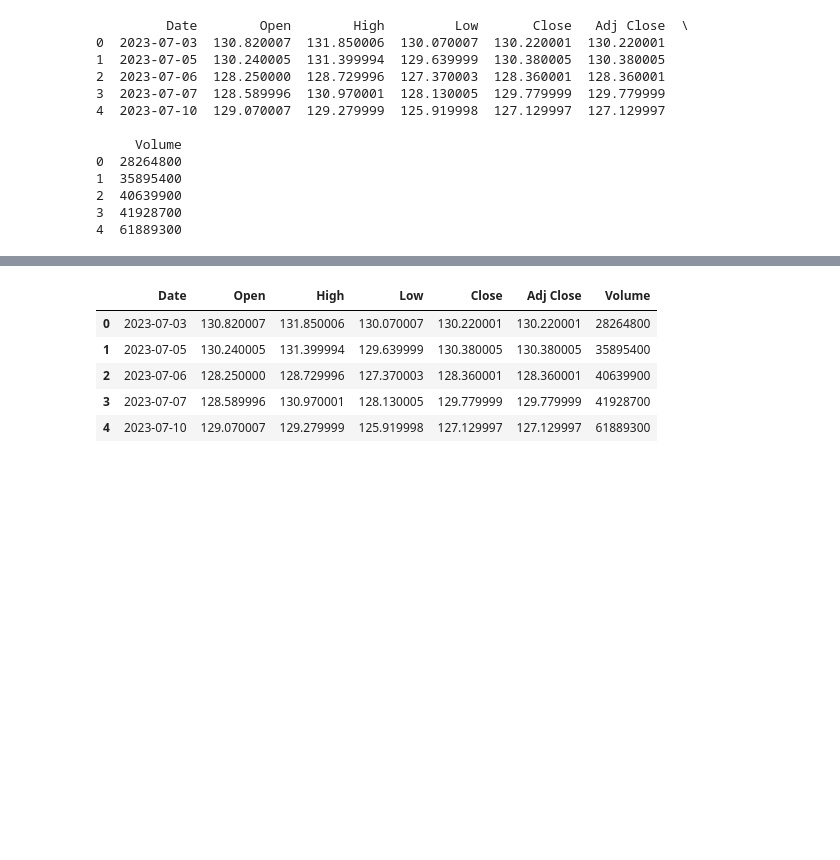
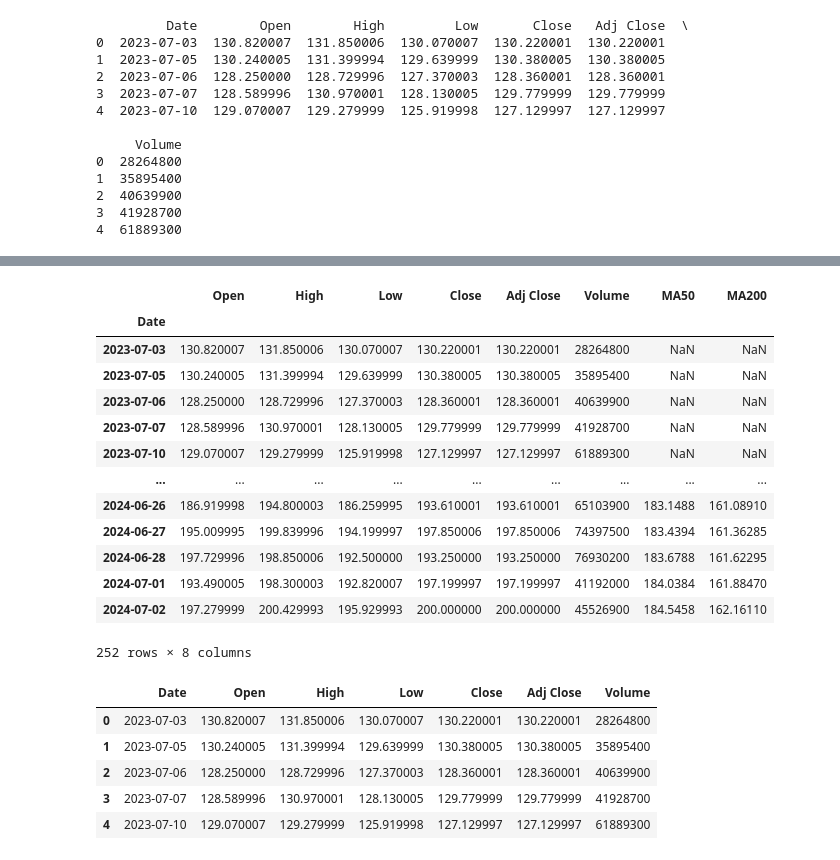
Before and after one commit to JonathanTeklu/ML-stock-price-predictions, a Jupyter notebook: IS427_Group_Project.ipynb, the cells around one changed output, grey strips where cells are left out. Cells and saved outputs as stored; diff of their text form; code cells hidden in the pictures; blank space fills up the shorter version.

```diff
--- a/IS427_Group_Project.ipynb
+++ b/IS427_Group_Project.ipynb
@@ -66,3 +104,20 @@ import datetime as dt
+# %%
+df.drop_duplicates()
+# %% [output]
+|  | Open | High | Low | Close | Adj Close | Volume | MA50 | MA200 |
+| Date |  |  |  |  |  |  |  |  |
+| 2023-07-03 | 130.820007 | 131.850006 | 130.070007 | 130.220001 | 130.220001 | 28264800 | NaN | NaN |
+| 2023-07-05 | 130.240005 | 131.399994 | 129.639999 | 130.380005 | 130.380005 | 35895400 | NaN | NaN |
+| 2023-07-06 | 128.250000 | 128.729996 | 127.370003 | 128.360001 | 128.360001 | 40639900 | NaN | NaN |
+| 2023-07-07 | 128.589996 | 130.970001 | 128.130005 | 129.779999 | 129.779999 | 41928700 | NaN | NaN |
+| 2023-07-10 | 129.070007 | 129.279999 | 125.919998 | 127.129997 | 127.129997 | 61889300 | NaN | NaN |
+| ... | ... | ... | ... | ... | ... | ... | ... | ... |
+| 2024-06-26 | 186.919998 | 194.800003 | 186.259995 | 193.610001 | 193.610001 | 65103900 | 183.1488 | 161.08910 |
+| 2024-06-27 | 195.009995 | 199.839996 | 194.199997 | 197.850006 | 197.850006 | 74397500 | 183.4394 | 161.36285 |
+| 2024-06-28 | 197.729996 | 198.850006 | 192.500000 | 193.250000 | 193.250000 | 76930200 | 183.6788 | 161.62295 |
+| 2024-07-01 | 193.490005 | 198.300003 | 192.820007 | 197.199997 | 197.199997 | 41192000 | 184.0384 | 161.88470 |
+| 2024-07-02 | 197.279999 | 200.429993 | 195.929993 | 200.000000 | 200.000000 | 45526900 | 184.5458 | 162.16110 |
+252 rows × 8 columns
 # %%
 df.head()
 # %% [output]
```
Also changed, not shown: parts of 3 cells of this notebook.
